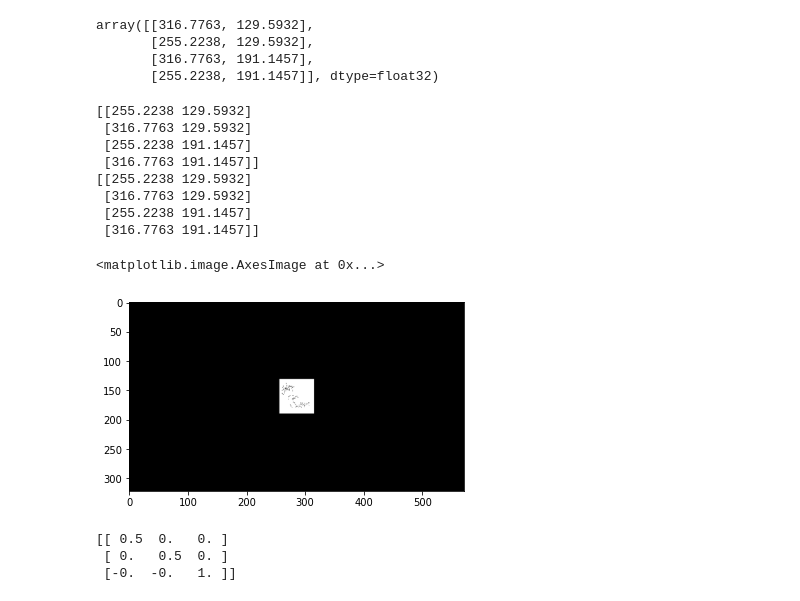
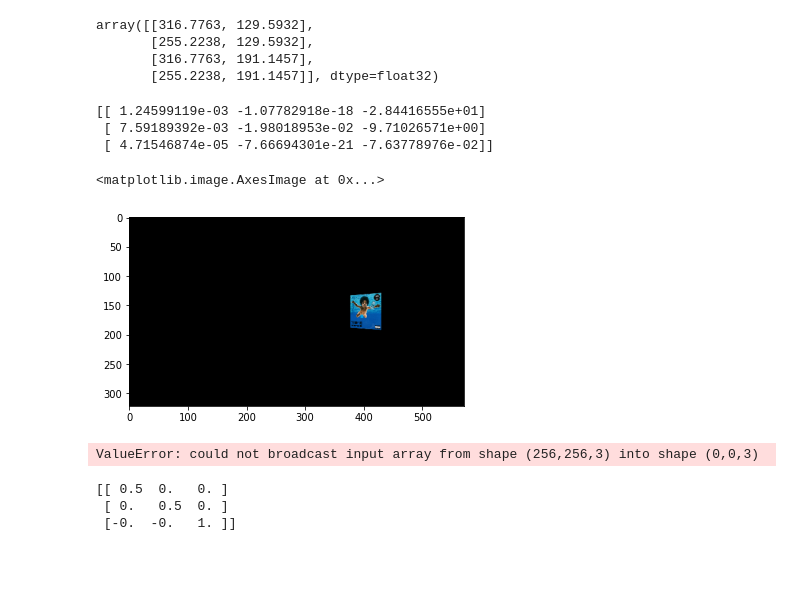
Before and after one commit to YCT1/Computer-Vision, a Jupyter notebook: Homework-1/part1.ipynb, the cells around one changed output. Cells and saved outputs as stored; diff of their text form; code cells hidden in the pictures; blank space fills up the shorter version.

```diff
--- a/Homework-1/part1.ipynb
+++ b/Homework-1/part1.ipynb
@@ -77,7 +77,7 @@ array([[316.7763, 129.5932],
        [316.7763, 191.1457],
        [255.2238, 191.1457]], dtype=float32)
 # %%
-pts1 = s_array[0].T[0:2].T
+pts1 = s_array[125].T[0:2].T
 pts1temp = pts1.copy()
 
 
@@ -88,24 +88,51 @@ pts1[2] = pts1temp[3]
 # %%
 pts2 = np.float32([[0, 0], [256, 0], [0, 256], [256, 256]])
 pts_m = np.float32([[255.2238, 129.5932], [316.7763, 129.5932], [255.2238 ,191.1457], [316.7763, 191.1457]])
 
 matrix = cv2.getPerspectiveTransform(pts1.astype(np.float32), pts2.astype(np.float32))
 matrix = np.linalg.inv(matrix)
 
-album = cv2.imread("albums/album.png")
+album = cv2.imread("albums/album.png")[:,:,[2,1,0]]
 result = cv2.warpPerspective(album, matrix, (572, 322))
+print(matrix)
 plt.imshow(result)
 # %% [output]
-[[255.2238 129.5932]
- [316.7763 129.5932]
- [255.2238 191.1457]
- [316.7763 191.1457]]
-[[255.2238 129.5932]
- [316.7763 129.5932]
- [255.2238 191.1457]
- [316.7763 191.1457]]
+[[ 1.24599119e-03 -1.07782918e-18 -2.84416555e+01]
+ [ 7.59189392e-03 -1.98018953e-02 -9.71026571e+00]
+ [ 4.71546874e-05 -7.66694301e-21 -7.63778976e-02]]
 <matplotlib.image.AxesImage at 0x...>
-[figure, old version]
+[figure, new version]
+# %%
+def maskedAdding(background, source,test=0):
+    rows,cols,channels = source.shape
+    roi = background[0:rows, 0:cols ]
+
+    # Now create a mask of logo and create its inverse mask also
+    img2gray = cv2.cvtColor(source,cv2.COLOR_BGR2GRAY)
+    ret, mask = cv2.threshold(img2gray, 10, 255, cv2.THRESH_BINARY)
+    mask_inv = cv2.bitwise_not(mask)
+
+    # Now black-out the area of logo in ROI
+    img1_bg = cv2.bitwise_and(roi,roi,mask = mask_inv)
+
+    # Take only region of logo from logo image.
+    img2_fg = cv2.bitwise_and(source,source,mask = mask)
+
+    # Put logo in ROI and modify the main image
+    dst = cv2.add(img1_bg.astype(np.float32),img2_fg.astype(np.float32))
+    background[test:rows+test, test:cols+test ] = dst
+    return background
+
+
+new_background = np.zeros([512,512,3])
+album = cv2.imread("albums/album3.png")
+
+new_background.fill(255)
+new_background = maskedAdding(new_background,album,512)
+
+plt.imshow(new_background/255)
+# %% [output]
+ValueError: could not broadcast input array from shape (256,256,3) into shape (0,0,3)
 # %%
 img = np.zeros([322,572,3],dtype=np.uint8)
 img.fill(125) # or img[:] = 255
```
Also changed, not shown: parts of 1 cell of this notebook, 6 other files.
